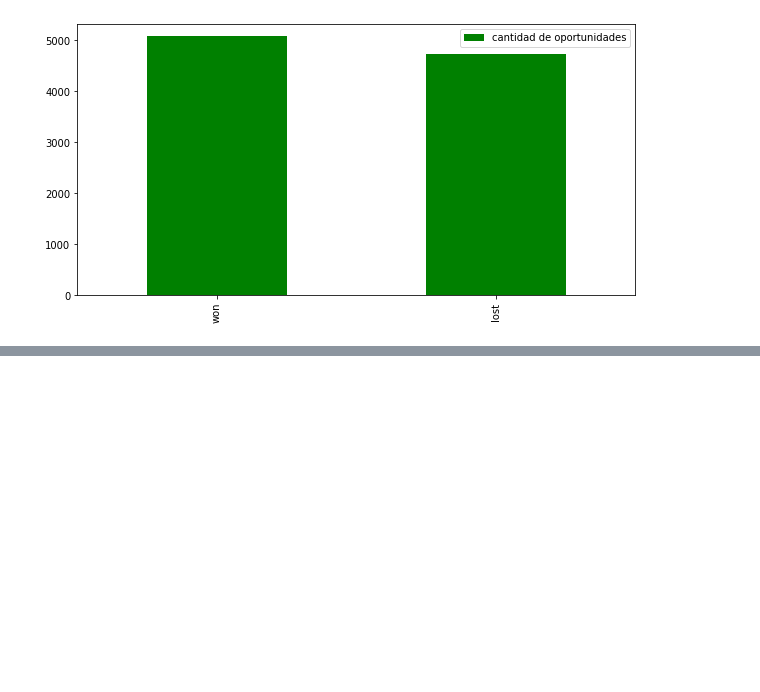
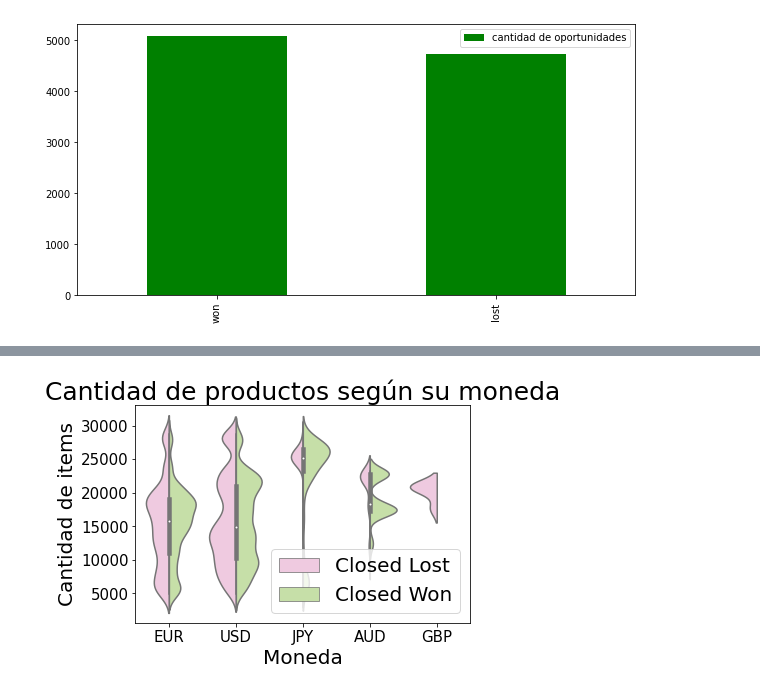
Before and after one commit to FernandoSinisi/Orga-Datos-2C-2020, a Jupyter notebook: TP1/Graficos.ipynb, the cells around one changed output, grey strips where cells are left out. Cells and saved outputs as stored; diff of their text form; code cells hidden in the pictures; blank space fills up the shorter version.

```diff
--- a/TP1/Graficos.ipynb
+++ b/TP1/Graficos.ipynb
@@ -667,0 +679,16 @@ won_vs_lost
+# %%
+df_violin = df.copy()
+df_violin = df_violin[df_violin["Stage"].str.contains("Closed")]
+ax = sns.violinplot(x= "ASP_Currency", y="ID", hue="Stage",
+                    data=df_violin, palette="PiYG", split=True,
+                    scale="count")
+plt.title("Cantidad de productos según su moneda",size=25)
+plt.rcParams["figure.figsize"] = (20,10)
+plt.xlabel("Moneda", fontsize=20)
+plt.ylabel("Cantidad de items", fontsize=20)
+plt.xticks(fontsize=15)
+plt.yticks(fontsize=15)
+plt.legend(ncol=1,fontsize=20)
+plt.show()
+# %% [output]
+[figure, added]
```
Also changed, not shown: parts of 10 cells of this notebook.
